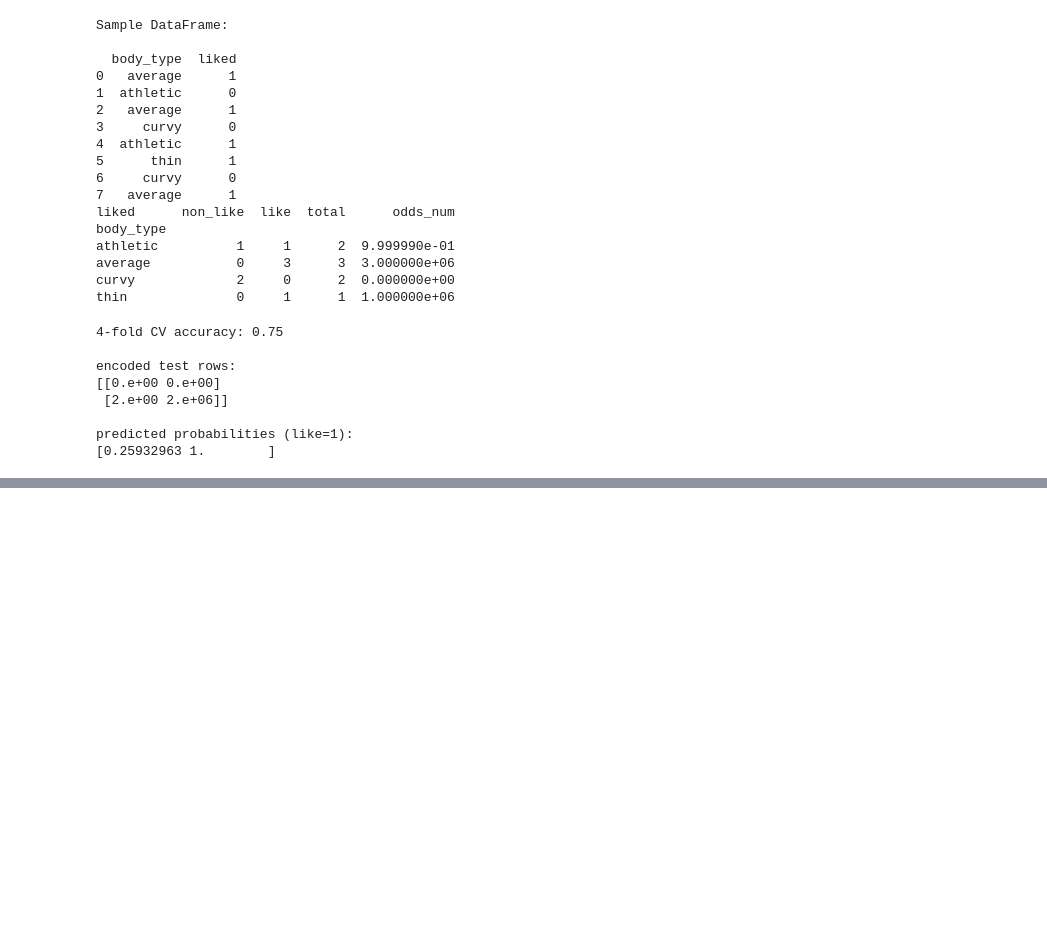
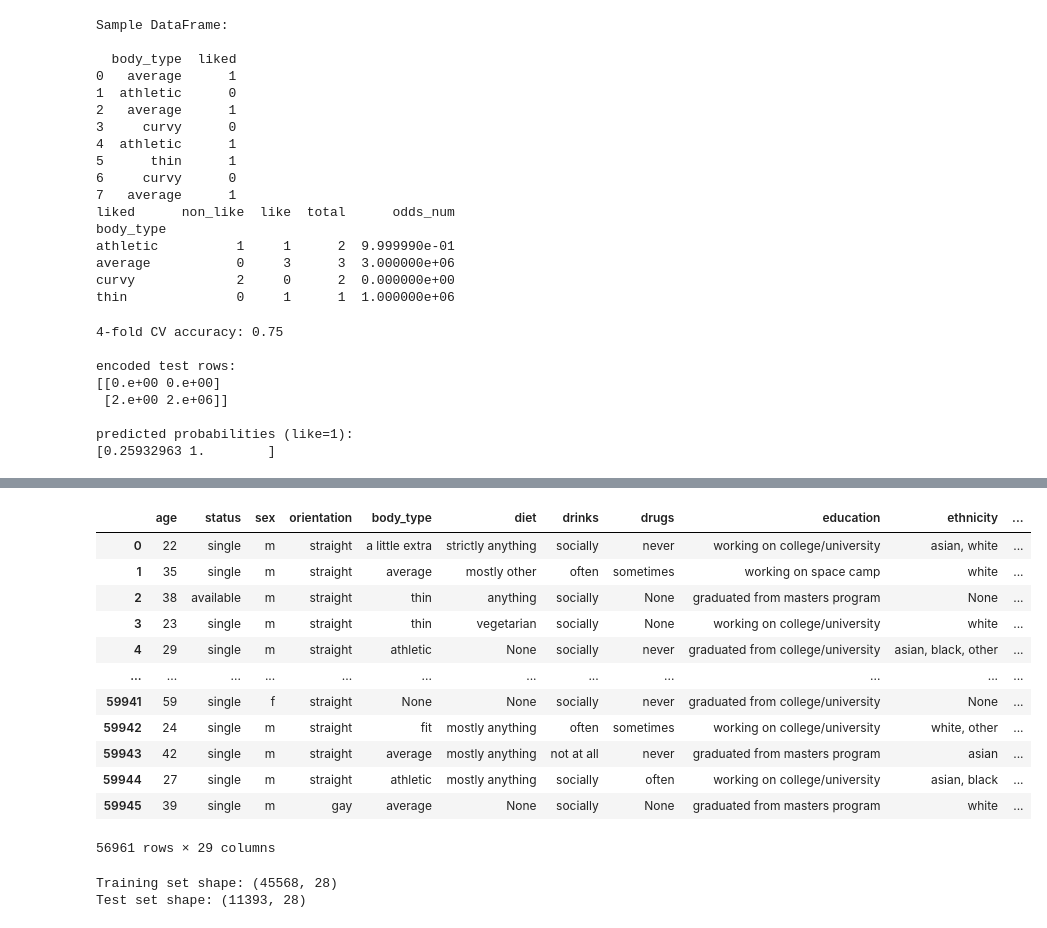
Before and after one commit to quantanhoi/data_prep_and_feature_engineering, a Jupyter notebook: src/categorical_variables/categorical.ipynb, the cells around one changed output, grey strips where cells are left out. Saved outputs shown, nothing was run; the diff lists cells and outputs as text; code cells hidden in the pictures; blank space fills up the shorter version.

```diff
--- a/src/categorical_variables/categorical.ipynb
+++ b/src/categorical_variables/categorical.ipynb
@@ -341,0 +413,4 @@ TypeError: feature names must be strings
+# %%
+# Replace df_copy.concat with:
+df_combined = pd.concat([df_copy, hashed_df], axis=1)
+print(df_combined.head())
@@ -341,0 +435,32 @@ TypeError: feature names must be strings
+# %%
+mask       = df_combined['drinks'].notna()        # keeps only real strings
+df_clean   = df_combined[mask].copy()
+
+df_clean
+# %% [output]
+|  | age | status | sex | orientation | body_type | diet | drinks | drugs | education | ethnicity | ... |
+| 0 | 22 | single | m | straight | a little extra | strictly anything | socially | never | working on college/university | asian, white | ... |
+| 1 | 35 | single | m | straight | average | mostly other | often | sometimes | working on space camp | white | ... |
+| 2 | 38 | available | m | straight | thin | anything | socially | None | graduated from masters program | None | ... |
+| 3 | 23 | single | m | straight | thin | vegetarian | socially | None | working on college/university | white | ... |
+| 4 | 29 | single | m | straight | athletic | None | socially | never | graduated from college/university | asian, black, other | ... |
+| ... | ... | ... | ... | ... | ... | ... | ... | ... | ... | ... | ... |
+| 59941 | 59 | single | f | straight | None | None | socially | never | graduated from college/university | None | ... |
+| 59942 | 24 | single | m | straight | fit | mostly anything | often | sometimes | working on college/university | white, other | ... |
+| 59943 | 42 | single | m | straight | average | mostly anything | not at all | never | graduated from masters program | asian | ... |
+| 59944 | 27 | single | m | straight | athletic | mostly anything | socially | often | working on college/university | asian, black | ... |
+| 59945 | 39 | single | m | gay | average | None | socially | None | graduated from masters program | white | ... |
+56961 rows × 29 columns
+# %%
+y = df_clean['drinks']
+X = df_clean.drop(columns=['drinks'])
+
+
+X_train, X_test, y_train, y_test = train_test_split(
+        X, y, test_size=0.2, random_state=42, shuffle=True, stratify=y)
+
+print("Training set shape:", X_train.shape)
+print("Test set shape:", X_test.shape)
+# %% [output]
+Training set shape: (45568, 28)
+Test set shape: (11393, 28)
```
Also changed, not shown: parts of 7 cells of this notebook, 10 other files.
